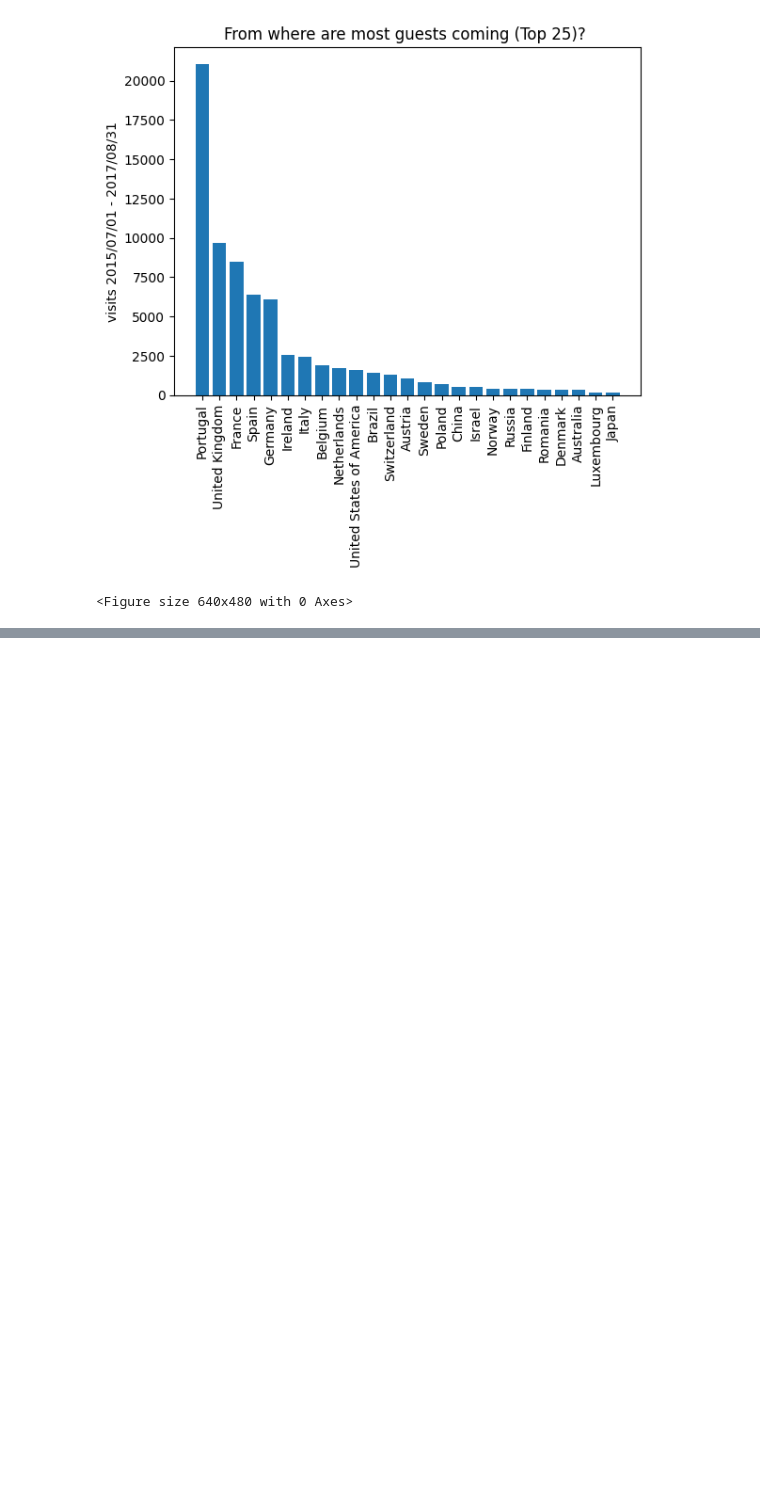
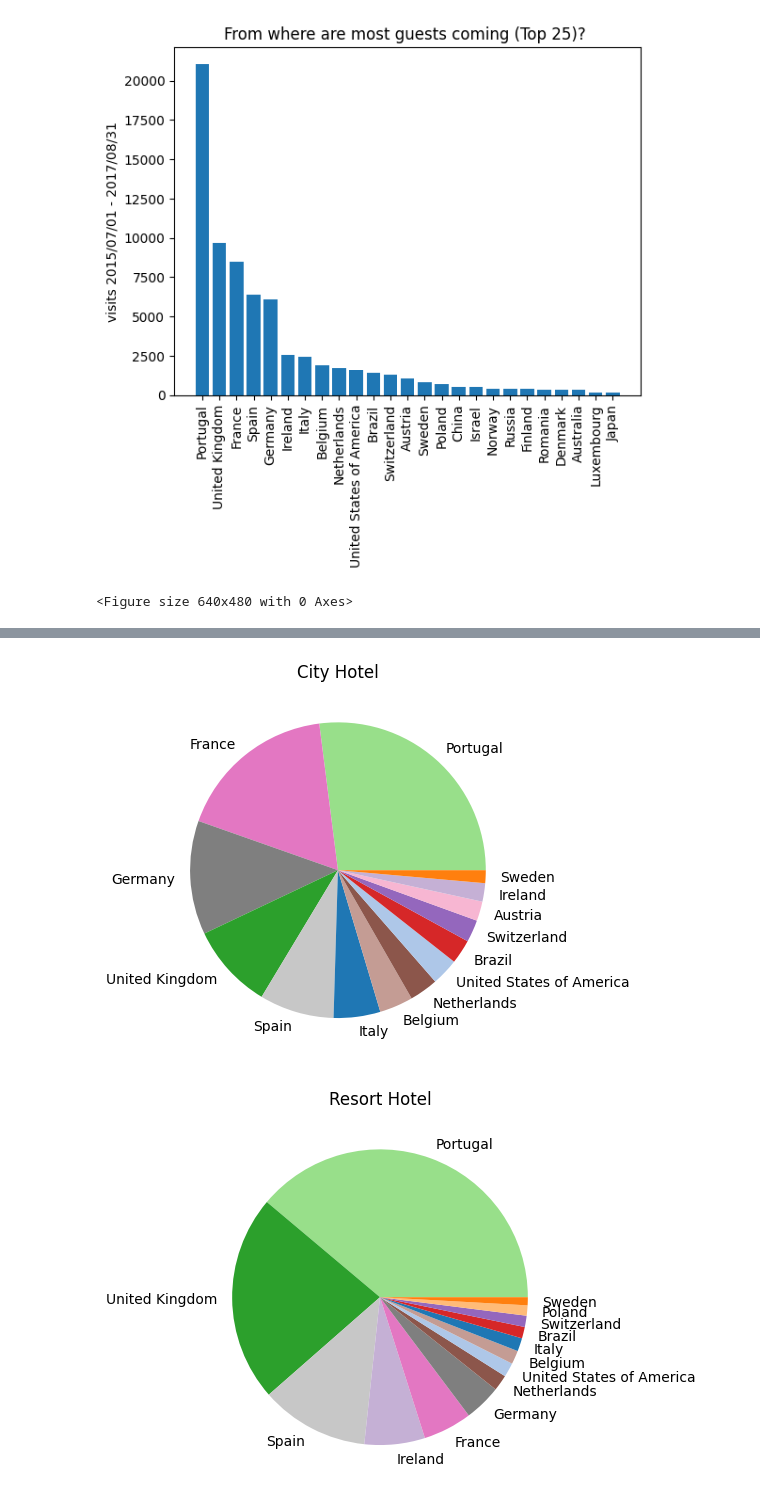
Before and after one commit to Catrex90/TechsLabTeam2, a Jupyter notebook: Code/julia_countries.ipynb, the cells around one changed output, grey strips where cells are left out. Saved outputs shown, nothing was run; the diff lists cells and outputs as text; code cells hidden in the pictures; blank space fills up the shorter version.

```diff
--- a/Code/julia_countries.ipynb
+++ b/Code/julia_countries.ipynb
@@ -553,0 +796,50 @@ plt.savefig("Output\Figures\TravelPerCountry_BarAll.jpg", bbox_inches="tight", d
+# %%
+# Pie Chart most common countries, head 14, Country Color Code the same
+
+import matplotlib.pyplot as plt
+
+# Farben je Land gleich halten in den beiden Pie Figures
+
+# Alle einzigartigen Länder aus beiden Dataframes sammeln
+all_countries = sorted_merged_City.head(16)["ADMIN"].unique()
+all_countries = set(all_countries)  # Um sicherzustellen, dass nur einzigartige Länder berücksichtigt werden
+all_countries.update(sorted_merged_Resort.head(16)["ADMIN"].unique())
+
+# Farben generieren
+colors = plt.cm.tab20.colors[:len(all_countries)]  # Verwenden Sie eine Farbpalette mit genügend Farben
+
+# Farbzuordnung erstellen
+color_map = dict(zip(all_countries, colors))
+
+
+# plot city
+
+labels_city = sorted_merged_City.head(14)["ADMIN"]
+sizes_city = sorted_merged_City.head(14)["City_value_counts"]
+
+fig, ax = plt.subplots()
+colors_city = [color_map.get(country, "gray") for country in labels_city]
+ax.pie(sizes_city, labels=labels_city, colors=colors_city)
+ax.set_title("City Hotel")
+plt.show
+
+# Grafik speichern
+plt.savefig("Output\Figures\TravelPerCountry_Pie_City.jpg", bbox_inches="tight", dpi=300)
+
+
+# plot Resort
+
+labels_resort = sorted_merged_Resort.head(14)["ADMIN"]
+sizes_resort = sorted_merged_Resort.head(14)["Resort_value_counts"]
+
+fig, ax = plt.subplots()
+colors_resort = [color_map.get(country, "gray") for country in labels_resort]
+ax.pie(sizes_resort, labels=labels_resort, colors=colors_resort)
+ax.set_title("Resort Hotel")
+plt.show
+
+# Grafik speichern
+plt.savefig("Output\Figures\TravelPerCountry_Pie_Resort.jpg", bbox_inches="tight", dpi=300)
+# %% [output]
+[figure, added]
+[figure, added]
```
Also changed, not shown: parts of 11 cells of this notebook, 4 other files.
